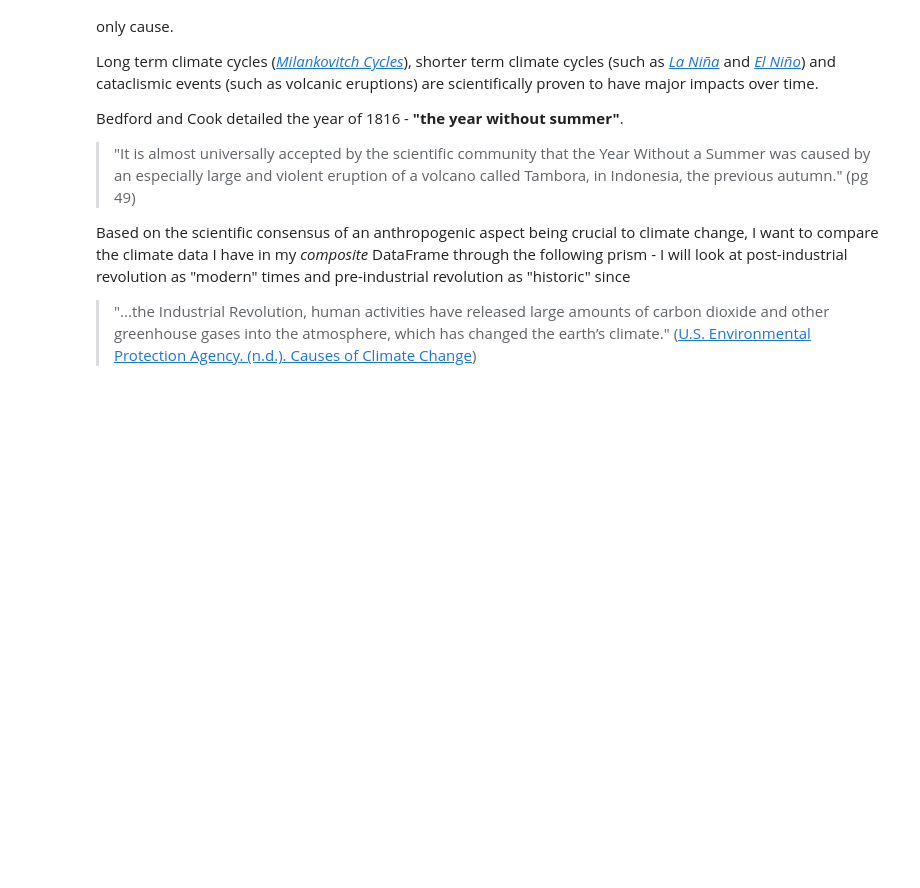
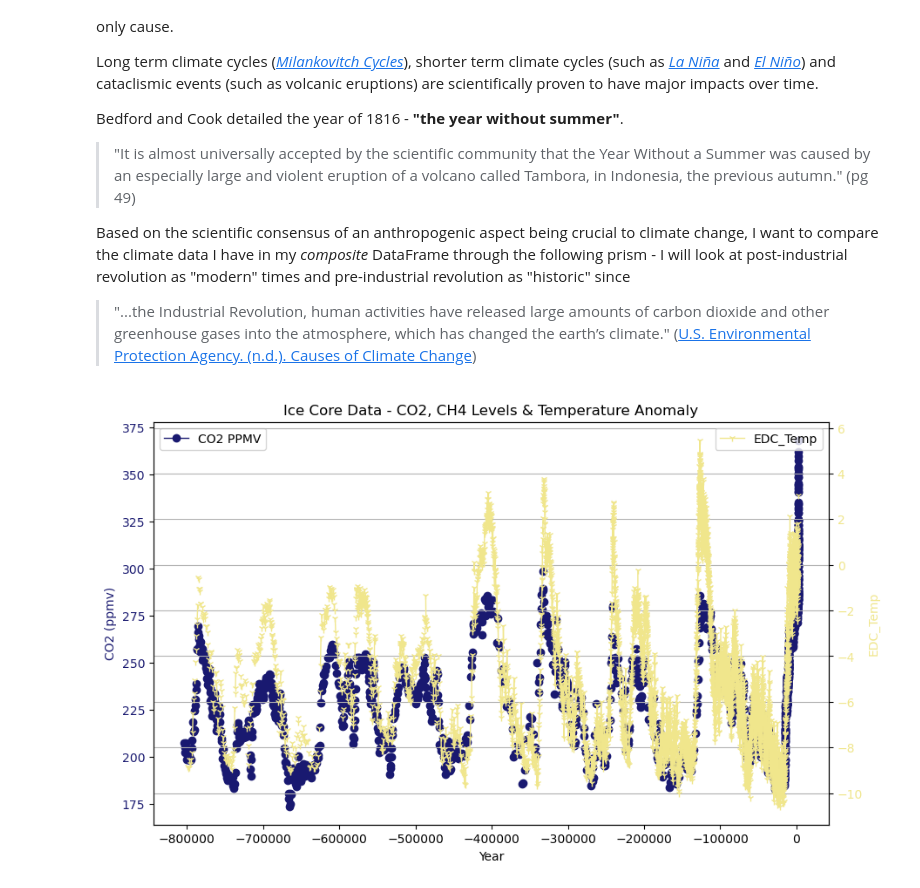
Before and after one commit to turps-pc90/PfDA_ClimateProject, a Jupyter notebook: project.ipynb, the cells around one changed output. Saved outputs shown, nothing was run; the diff lists cells and outputs as text; code cells hidden in the pictures; blank space fills up the shorter version.

Commit message:
Plots made for CO2, CH4, Mean Temp (Global and Irish)

```diff
--- a/project.ipynb
+++ b/project.ipynb
@@ -1092,3 +1098,37 @@ Bedford and Cook detailed the year of 1816 - **"the year without summer"**.
 
 Based on the scientific consensus of an anthropogenic aspect being crucial to climate change, I want to compare the climate data I have in my *composite* DataFrame through the following prism - I will look at post-industrial revolution as "modern" times and pre-industrial revolution as "historic" since
 > "...the Industrial Revolution, human activities have released large amounts of carbon dioxide and other greenhouse gases into the atmosphere, which has changed the earth’s climate." ([U.S. Environmental Protection Agency. (n.d.). Causes of Climate Change](https://www.epa.gov/climatechange-science/causes-climate-change))
+# %%
+# Plotting Ice Core Data
+fig, ax1 = plt.subplots(figsize=(10, 6))
+
+# Plot CO2 (ppmv) on the first y-axis with markers and thicker line
+ax1.plot(composite.index, composite['CO2 (ppmv)'], label='CO2 PPMV', color='midnightblue', marker='o', linewidth=1)
+ax1.set_xlabel('Year')
+ax1.set_ylabel('CO2 (ppmv)', color='midnightblue')
+ax1.tick_params(axis='y', labelcolor='midnightblue')
+
+# Create a twin axis with shared x-axis for CH4 Concentration (PPBV) - commented out as it is not working as intended
+#ax2 = ax1.twinx()
+#ax2.plot(composite.index, composite['CH4 Concentration (PPBV)'], label='CH4 Concentration (PPBV)', color='forestgreen', marker='2', linewidth=1)
+#ax2.set_ylabel('CH4 Concentration (PPBV)', color='forestgreen')
+#ax2.tick_params(axis='y', labelcolor='forestgreen')
+
+# Create a second twin axis with shared x-axis for EDC_Temp
+ax3 = ax1.twinx()
+ax3.plot(composite.index, composite['EDC_Temp'], label='EDC_Temp', color='khaki', marker='1', linewidth=1)
+ax3.set_ylabel('EDC_Temp', color='khaki')
+ax3.tick_params(axis='y', labelcolor='khaki')
+
+# Move the spine of the second twin axis to the right
+#ax3.spines['right'].set_position(('outward', 60))
+
+# Set title of plot and show it
+ax1.legend(loc='upper left')
+#ax2.legend(loc='upper right', bbox_to_anchor=(1.1, 0.8))# Adjust the legend position
+ax3.legend(loc='upper right')
+plt.title('Ice Core Data - CO2, CH4 Levels & Temperature Anomaly')
+plt.grid(True)
+plt.show()
+# %% [output]
+[figure, added]
```
Also changed, not shown: parts of 9 cells of this notebook.
